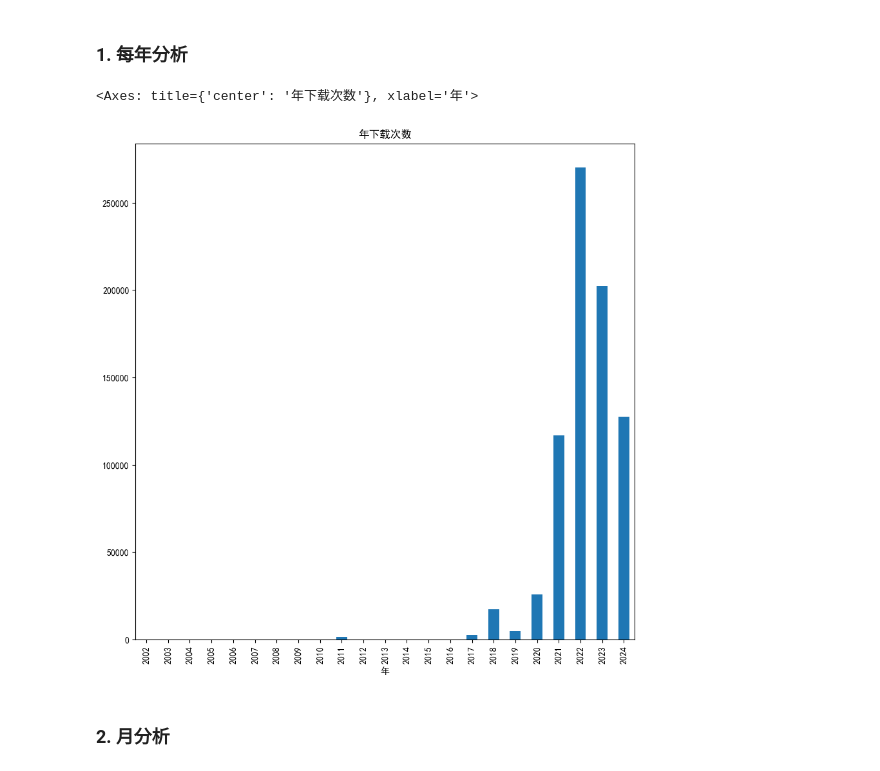
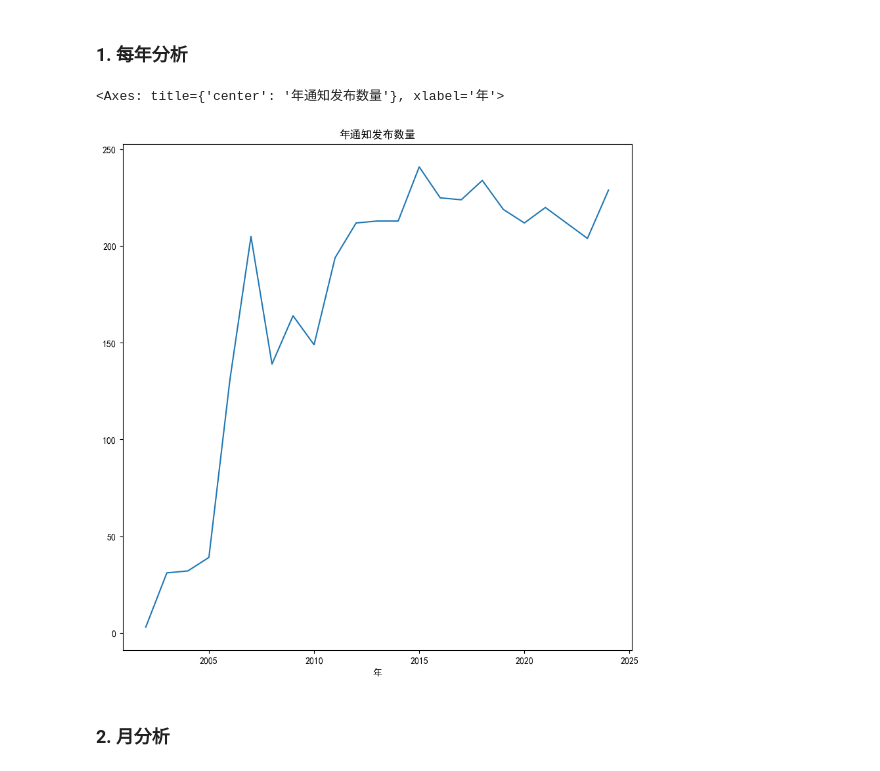
Before and after one commit to weijianxian/West2, a Jupyter notebook: task2/fzu/analyse.ipynb, the cells around one changed output. Cells and saved outputs as stored; diff of their text form; code cells hidden in the pictures.

```diff
--- a/task2/fzu/analyse.ipynb
+++ b/task2/fzu/analyse.ipynb
@@ -55,14 +55,14 @@ data_set["日"] = data_set["时间"].dt.day
 # %% [markdown]
 ### 1. 每年分析
 # %%
-data_set.groupby("年")["下载次数"].sum().plot(
-    kind="bar",
-    title="年下载次数",
+data_set["年"].value_counts().sort_index().plot(
+    kind="line",
+    title="年通知发布数量",
     figsize=(10, 10),
 )
 # %% [output]
-<Axes: title={'center': '年下载次数'}, xlabel='年'>
+<Axes: title={'center': '年通知发布数量'}, xlabel='年'>
-[figure, old version]
+[figure, new version]
 # %% [markdown]
 ### 2. 月分析
 # %%
```
Also changed, not shown: parts of 5 cells of this notebook, 2 other files.
